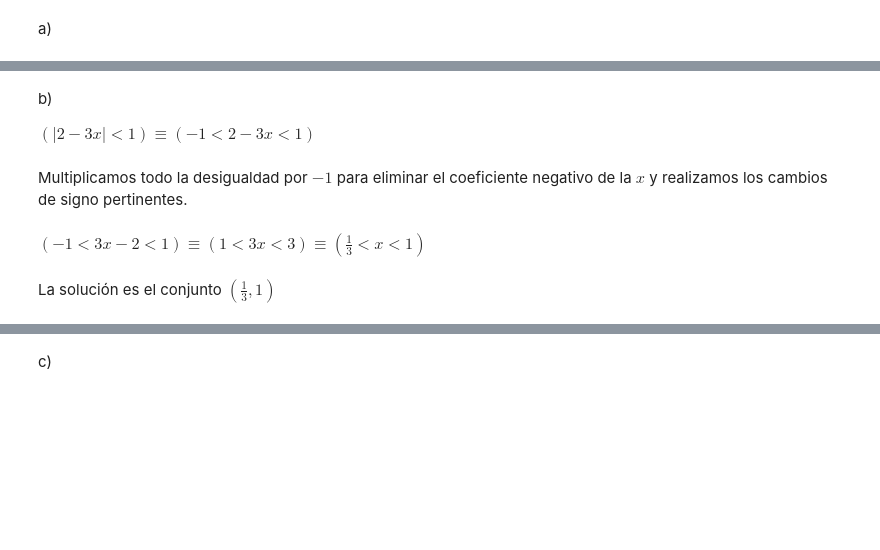
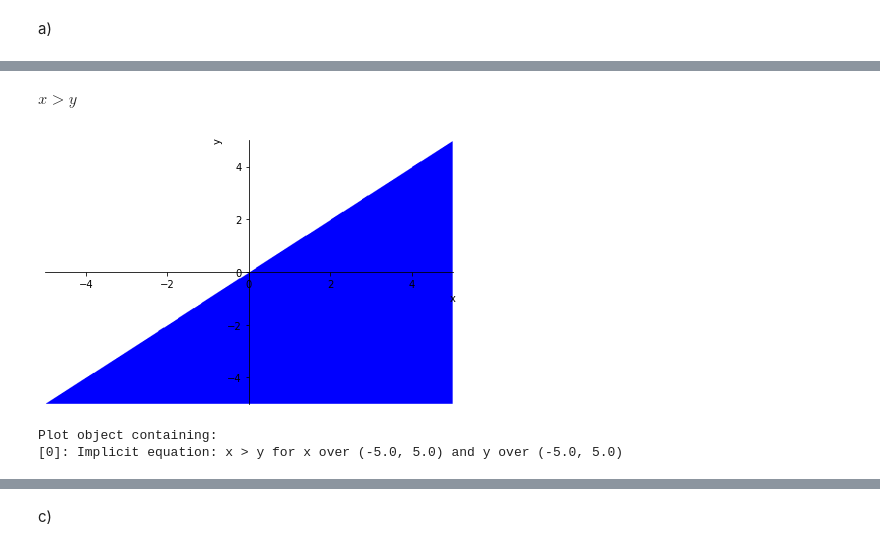
Before and after one commit to jcarlosgalvezm/calculo, a Jupyter notebook: tasks/Tarea2.ipynb, the cells around one changed output, grey strips where cells are left out. Saved outputs shown, nothing was run; the diff lists cells and outputs as text; code cells hidden in the pictures; blank space fills up the shorter version.

```diff
--- a/tasks/Tarea2.ipynb
+++ b/tasks/Tarea2.ipynb
@@ -3,2 +222,7 @@
+# %%
+from sympy import symbols
+from sympy.plotting import plot_implicit
+
+x, y = symbols('x y')
 # %% [markdown]
 a)
@@ -9,11 +229,9 @@ La solución es el conjunto $(-2,4)$
-# %% [markdown]
-b)
-
-$(|2-3x| < 1) \equiv (-1 < 2-3x < 1)$
-# %% [markdown]
-Multiplicamos todo la desigualdad por $-1$ para eliminar el coeficiente negativo de la $x$ y realizamos los cambios de signo pertinentes.
-# %% [markdown]
- $(-1 < 3x-2 < 1) \equiv (1 < 3x < 3) \equiv  \left(\frac{1}{3} < x < 1\right)$
-# %% [markdown]
-La solución es el conjunto $(\frac{1}{3},
-1)$
+# %% [markdown]
+$x>y$
+# %%
+expr = x > y
+print(plot_implicit(expr))
+# %% [output]
+[figure, added]
+Plot object containing:
+[0]: Implicit equation: x > y for x over (-5.0, 5.0) and y over (-5.0, 5.0)
```
Also changed, not shown: parts of 88 cells of this notebook, 6 other files.
